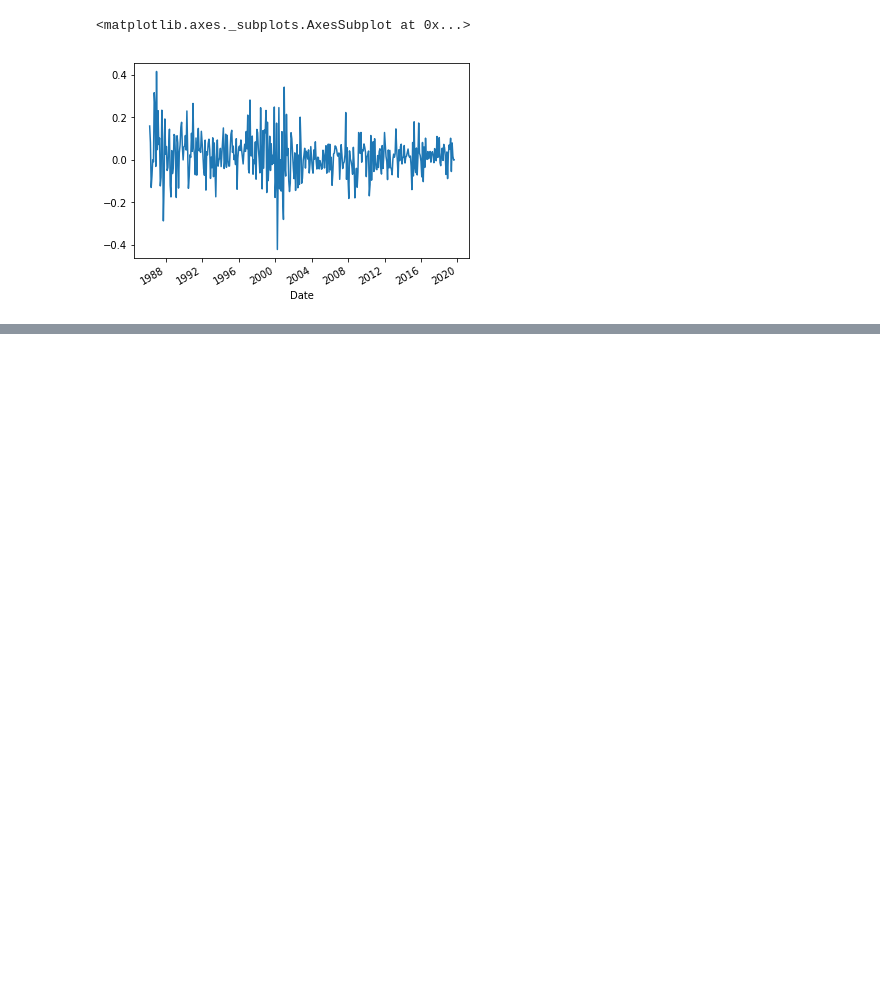
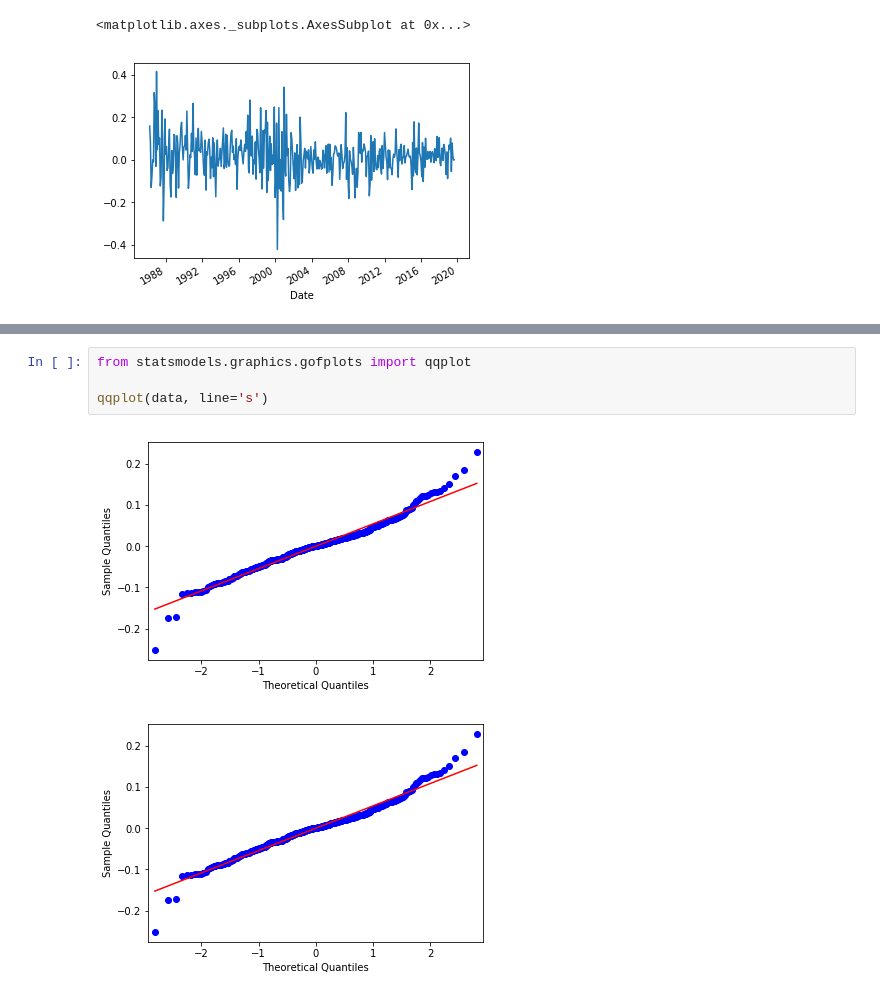
Before and after one commit to alphalex/DAT-06-24, a Jupyter notebook: class material/Unit 4/Class 18/Class Notebook Messy.ipynb, the cells around one changed output, grey strips where cells are left out. Saved outputs shown, nothing was run; the diff lists cells and outputs as text; blank space fills up the shorter version.

```diff
--- a/class material/Unit 4/Class 18/Class Notebook Messy.ipynb
+++ b/class material/Unit 4/Class 18/Class Notebook Messy.ipynb
@@ -209,0 +242,7 @@ msft.LogPrice.diff().plot()
+# %%
+from statsmodels.graphics.gofplots import qqplot
+
+qqplot(data, line='s')
+# %% [output]
+[figure, added]
+[figure, added]
```
Also changed, not shown: parts of 9 cells of this notebook, 13 other files.
